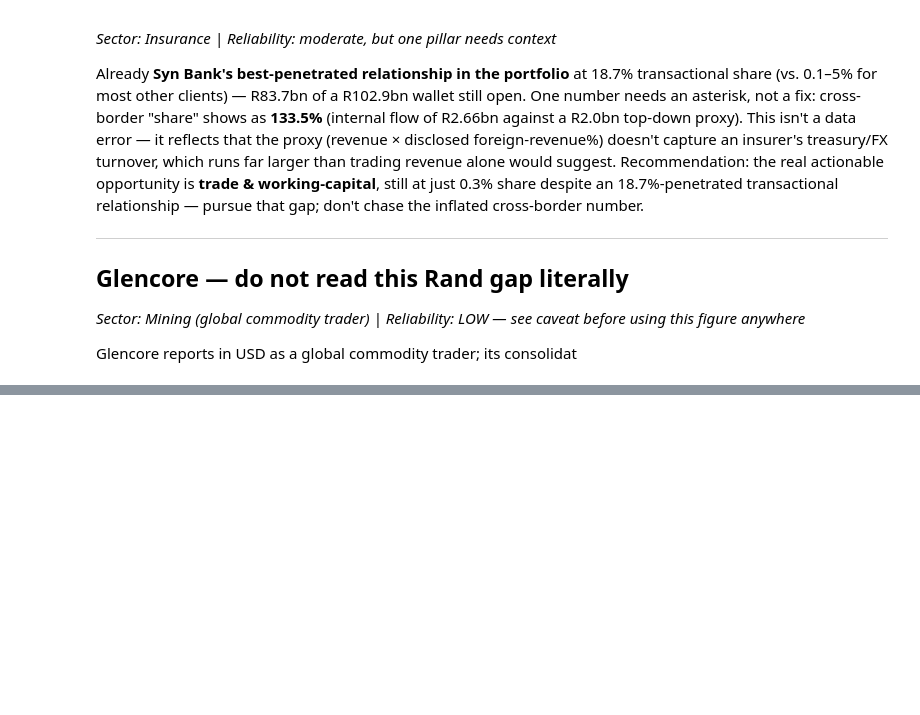
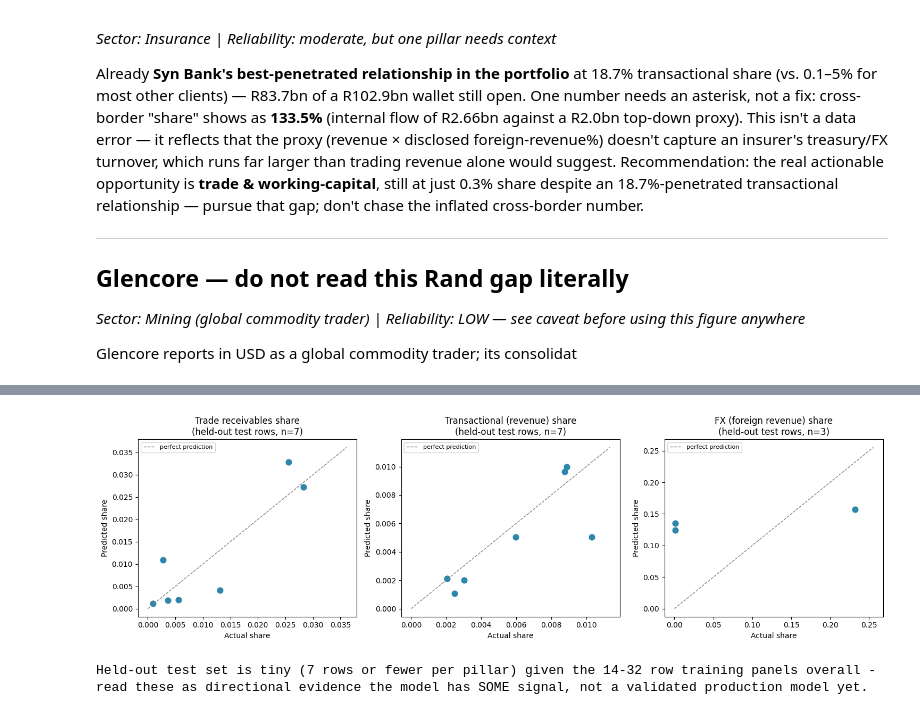
Before and after one commit to wiz-20/Root3, a Jupyter notebook: wallet_engine.ipynb, the cells around one changed output, grey strips where cells are left out. Saved outputs shown, nothing was run; the diff lists cells and outputs as text; code cells hidden in the pictures; blank space fills up the shorter version.

```diff
--- a/wallet_engine.ipynb
+++ b/wallet_engine.ipynb
@@ -311,0 +451,27 @@ Glencore reports in USD as a global commodity trader; its consolidat
+# %%
+fig, axes = plt.subplots(1, 3, figsize=(15, 4.5))
+
+plot_specs = [
+    (axes[0], trade_results, "share_of_trade_receivables", "predicted_share_of_trade_receivables", "Trade receivables share"),
+    (axes[1], transactional_results, "share_of_revenue", "predicted_share_of_revenue", "Transactional (revenue) share"),
+    (axes[2], fx_results, "share_of_foreign_revenue", "predicted_share_of_foreign_revenue", "FX (foreign revenue) share"),
+]
+
+for ax, df, actual_col, pred_col, title in plot_specs:
+    ax.scatter(df[actual_col], df[pred_col], color="#2E86AB", s=60)
+    lims = [0, max(df[actual_col].max(), df[pred_col].max()) * 1.1]
+    ax.plot(lims, lims, "--", color="gray", linewidth=1, label="perfect prediction")
+    ax.set_xlabel("Actual share")
+    ax.set_ylabel("Predicted share")
+    ax.set_title(f"{title}\n(held-out test rows, n={len(df)})")
+    ax.legend(fontsize=8)
+
+plt.tight_layout()
+plt.show()
+
+print("Held-out test set is tiny (7 rows or fewer per pillar) given the 14-32 row training panels overall -")
+print("read these as directional evidence the model has SOME signal, not a validated production model yet.")
+# %% [output]
+[figure, added]
+Held-out test set is tiny (7 rows or fewer per pillar) given the 14-32 row training panels overall -
+read these as directional evidence the model has SOME signal, not a validated production model yet.
```
Also changed, not shown: parts of 5 cells of this notebook.
